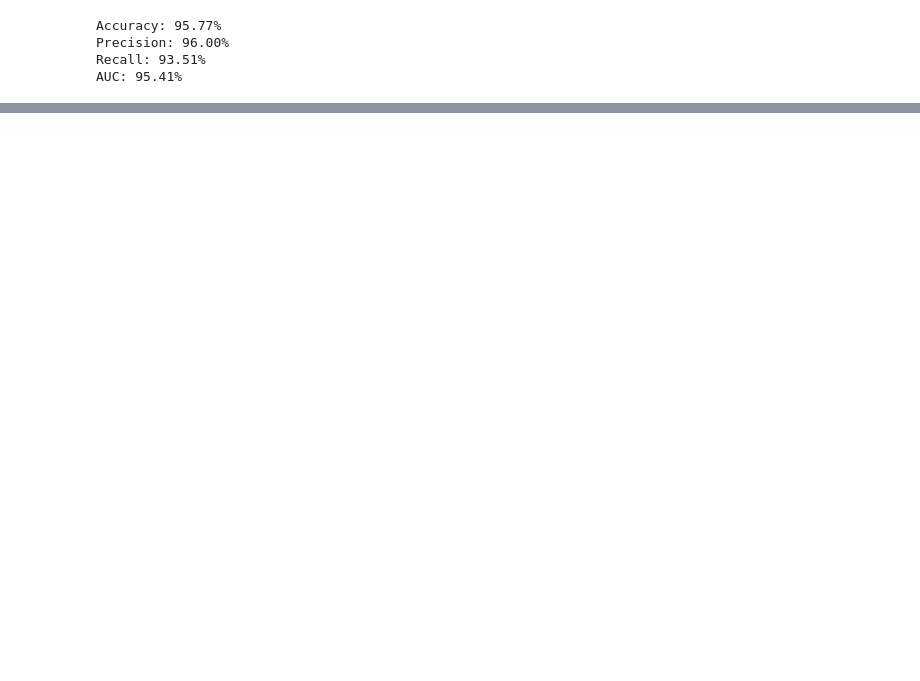
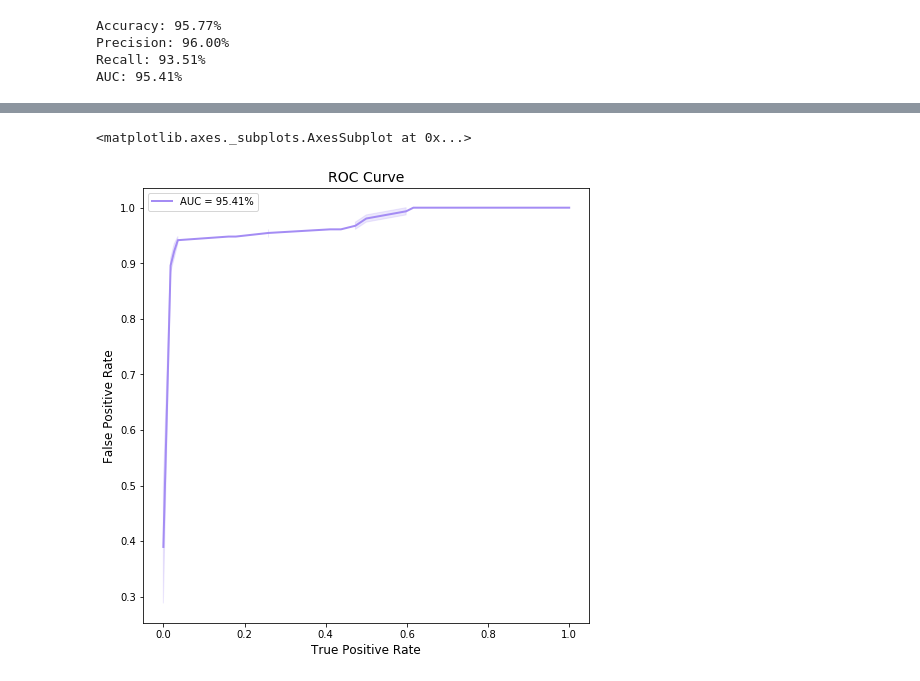
Before and after one commit to isabelatelles/covid19, a Jupyter notebook: Binary Classifier of COVID-19.ipynb, the cells around one changed output, grey strips where cells are left out. Drawn from its saved outputs; the diff is of its cells as text; code cells hidden in the pictures; blank space fills up the shorter version.

```diff
--- a/Analysis.ipynb
+++ b/Binary Classifier of COVID-19.ipynb
@@ -387,0 +411,10 @@ plt.show()
+# %%
+f, ax = plt.subplots(figsize=(8, 8))
+plt.title('ROC Curve', fontsize=14)
+plt.xlabel('True Positive Rate', fontsize=12)
+plt.ylabel('False Positive Rate', fontsize=12)
+fpr, tpr, thresholds = roc_curve(y_test_xgb, model_xgb.predict_proba(X_test_xgb)[:,1])
+sns.lineplot(x=fpr, y=tpr, color=sns.color_palette("husl", 8)[-2], linewidth=2, label="AUC = 95.41%")
+# %% [output]
+<matplotlib.axes._subplots.AxesSubplot at 0x...>
+[figure, added]
```
Also changed, not shown: parts of 17 cells of this notebook.
